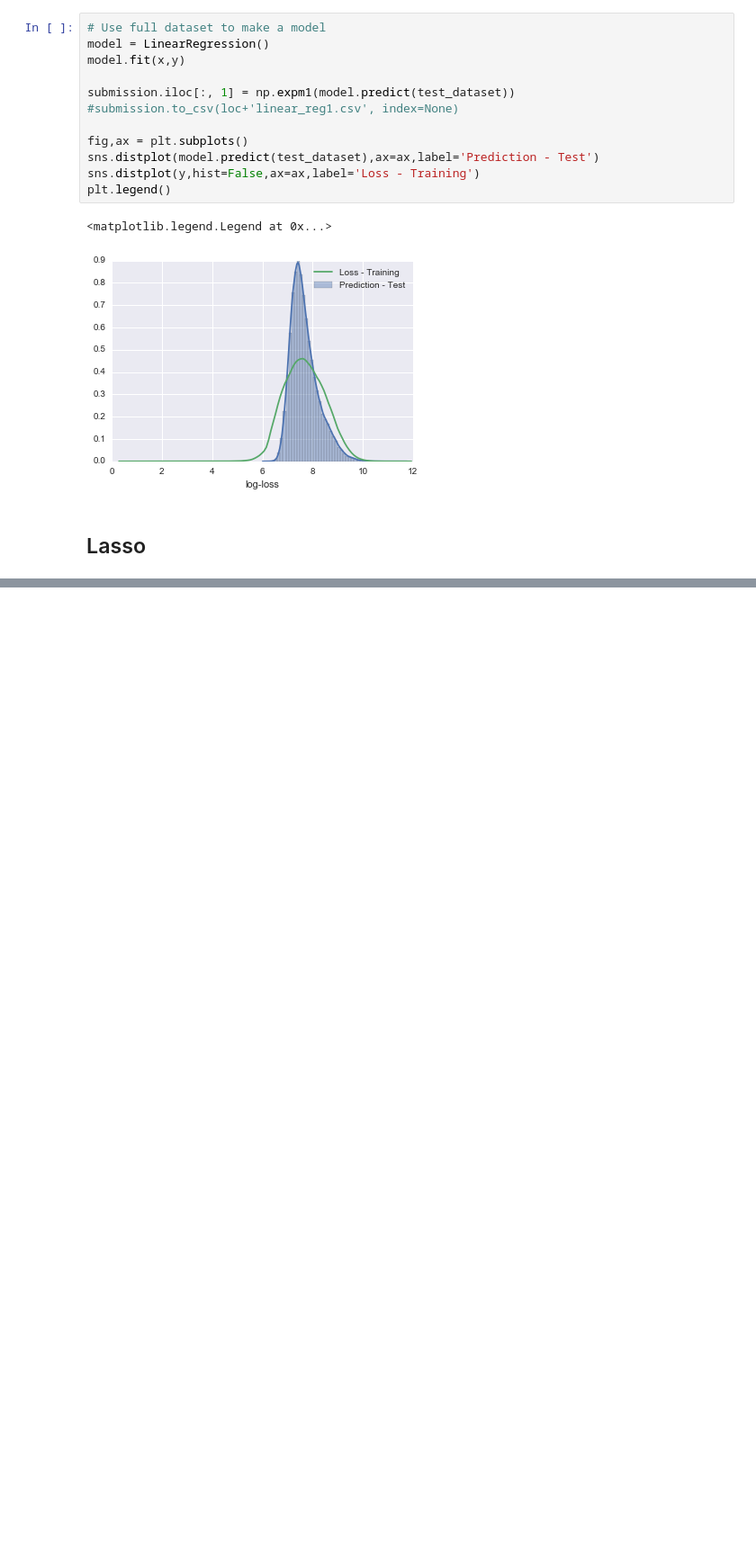
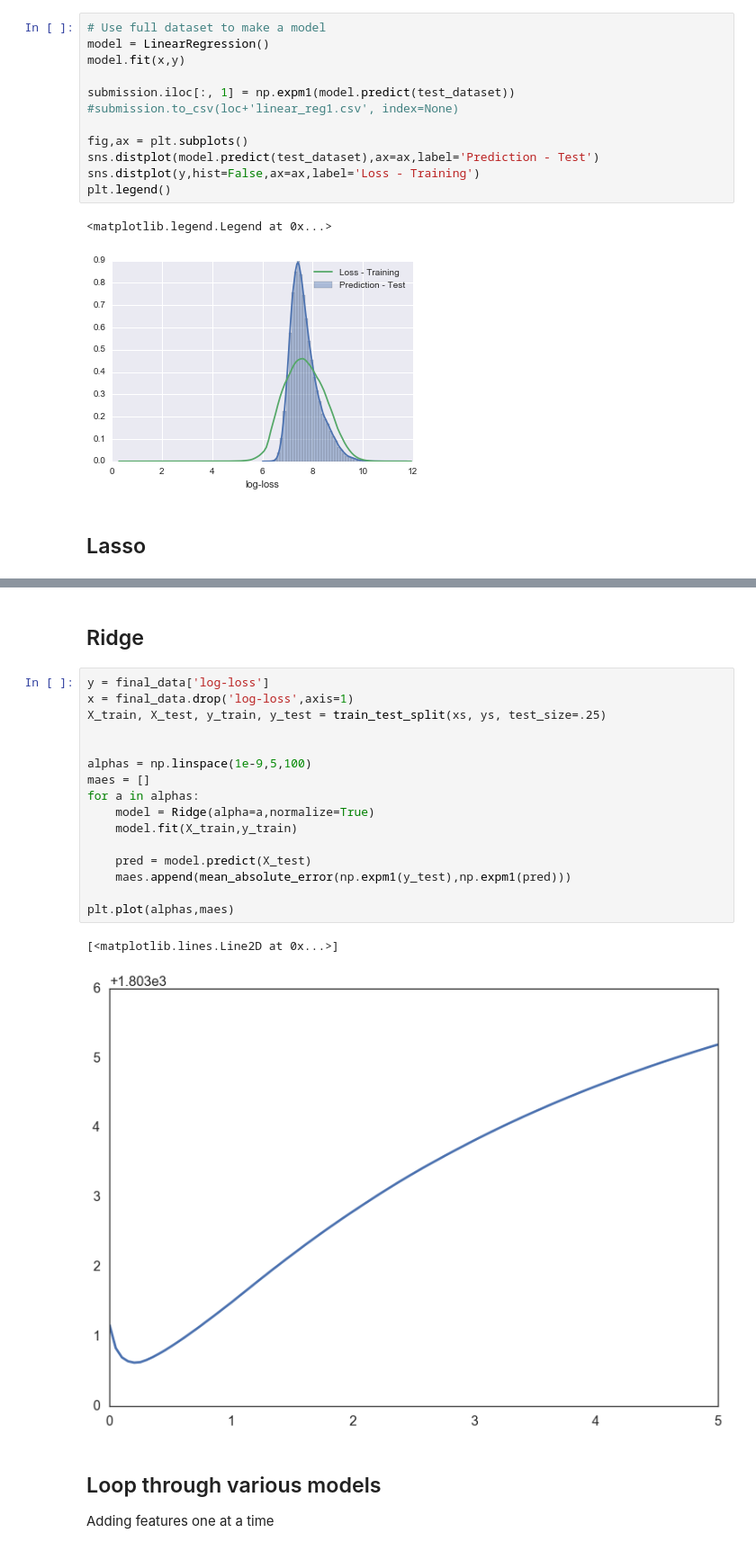
Before and after one commit to ewillmot/kaggle-allstate, a Jupyter notebook: notebooks/20161031_KEW_linearmodels.ipynb, the cells around one changed output, grey strips where cells are left out. Shown at 90% size. Drawn from its saved outputs; the diff is of its cells as text; blank space fills up the shorter version.

```diff
--- a/notebooks/20161031_KEW_linearmodels.ipynb
+++ b/notebooks/20161031_KEW_linearmodels.ipynb
@@ -188,0 +217,24 @@ plt.hlines(1298,0.1,1.0)
+# %% [markdown]
+## Ridge
+# %%
+y = final_data['log-loss']
+x = final_data.drop('log-loss',axis=1)
+X_train, X_test, y_train, y_test = train_test_split(xs, ys, test_size=.25)
+
+
+alphas = np.linspace(1e-9,5,100)
+maes = []
+for a in alphas:
+    model = Ridge(alpha=a,normalize=True)
+    model.fit(X_train,y_train)
+
+    pred = model.predict(X_test)
+    maes.append(mean_absolute_error(np.expm1(y_test),np.expm1(pred)))
+
+plt.plot(alphas,maes)
+# %% [output]
+[<matplotlib.lines.Line2D at 0x...>]
+[figure, added]
+# %% [markdown]
+## Loop through various models
+Adding features one at a time
```
Also changed, not shown: parts of 7 cells of this notebook.
